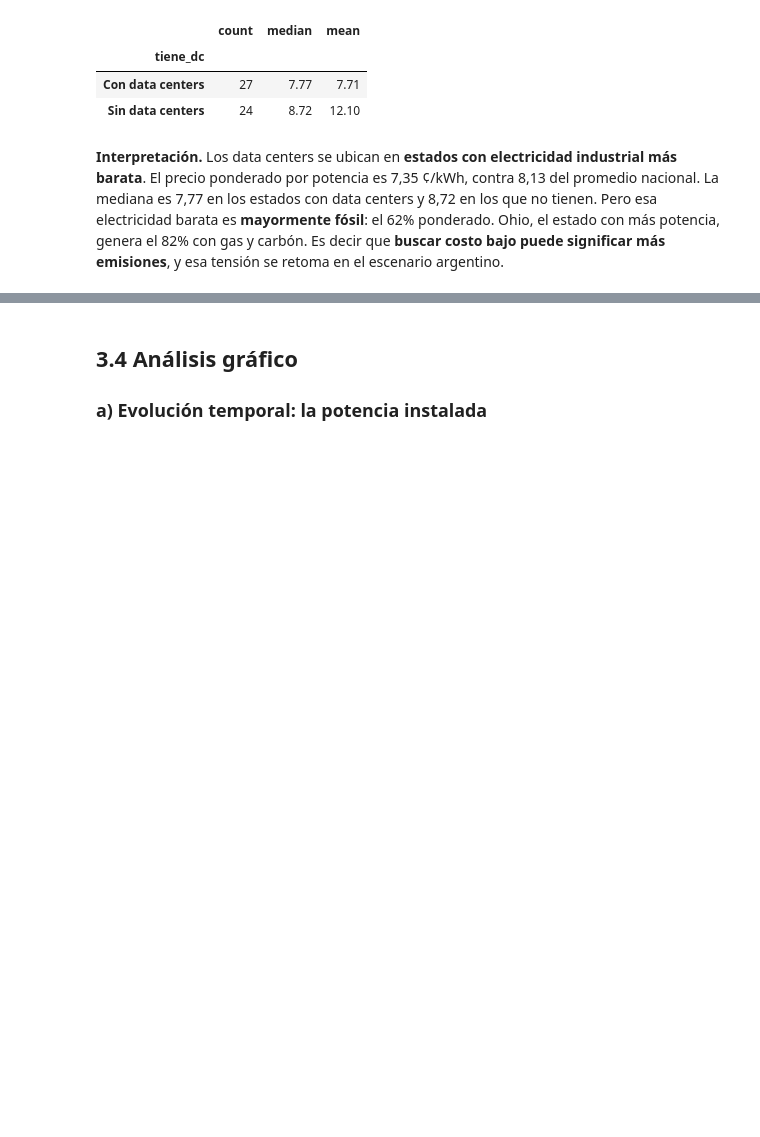
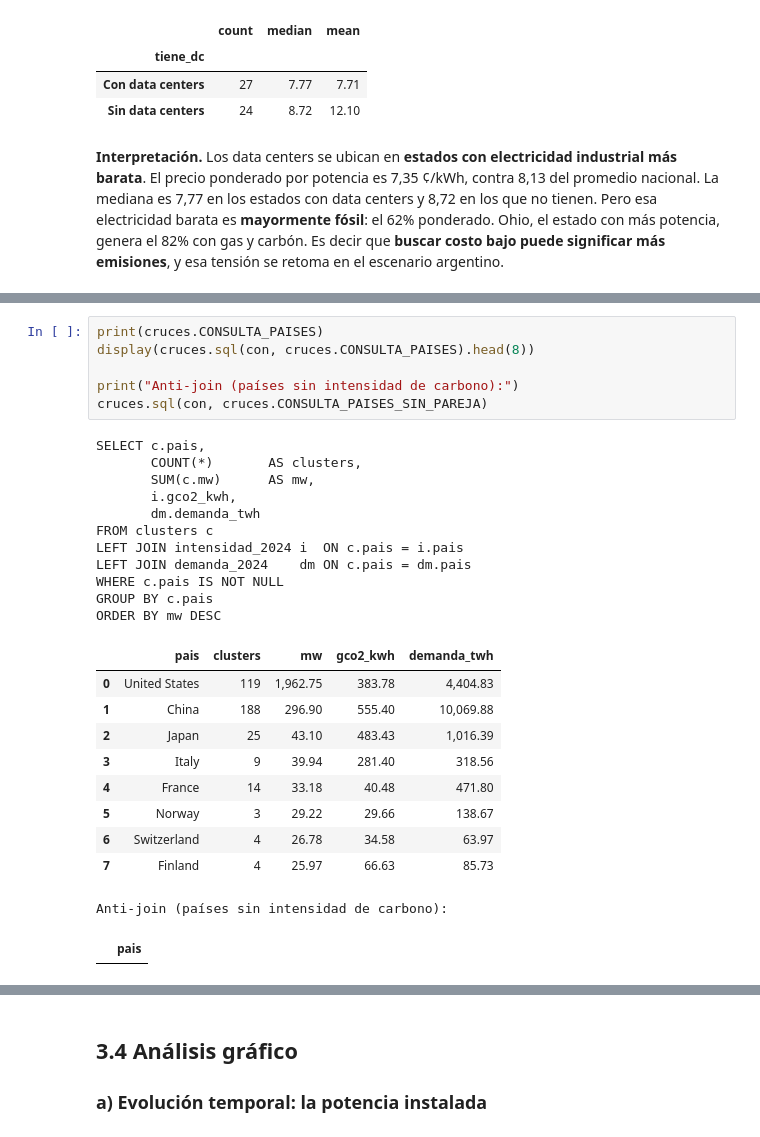
Before and after one commit to Datso653/datacenters-ia, a Jupyter notebook: notebooks/analisis_datacenters.ipynb, the cells around one changed output, grey strips where cells are left out. Cells and saved outputs as stored; diff of their text form; blank space fills up the shorter version.

```diff
--- a/notebooks/analisis_datacenters.ipynb
+++ b/notebooks/analisis_datacenters.ipynb
@@ -333,0 +455,29 @@ Precio industrial ponderado por MW de data centers: 7.35 ¢/kWh
+# %%
+print(cruces.CONSULTA_PAISES)
+display(cruces.sql(con, cruces.CONSULTA_PAISES).head(8))
+
+print("Anti-join (países sin intensidad de carbono):")
+cruces.sql(con, cruces.CONSULTA_PAISES_SIN_PAREJA)
+# %% [output]
+SELECT c.pais,
+       COUNT(*)       AS clusters,
+       SUM(c.mw)      AS mw,
+       i.gco2_kwh,
+       dm.demanda_twh
+FROM clusters c
+LEFT JOIN intensidad_2024 i  ON c.pais = i.pais
+LEFT JOIN demanda_2024    dm ON c.pais = dm.pais
+WHERE c.pais IS NOT NULL
+GROUP BY c.pais
+ORDER BY mw DESC
+|  | pais | clusters | mw | gco2_kwh | demanda_twh |
+| 0 | United States | 119 | 1,962.75 | 383.78 | 4,404.83 |
+| 1 | China | 188 | 296.90 | 555.40 | 10,069.88 |
+| 2 | Japan | 25 | 43.10 | 483.43 | 1,016.39 |
+| 3 | Italy | 9 | 39.94 | 281.40 | 318.56 |
+| 4 | France | 14 | 33.18 | 40.48 | 471.80 |
+| 5 | Norway | 3 | 29.22 | 29.66 | 138.67 |
+| 6 | Switzerland | 4 | 26.78 | 34.58 | 63.97 |
+| 7 | Finland | 4 | 25.97 | 66.63 | 85.73 |
+Anti-join (países sin intensidad de carbono):
+|  | pais |
```
Also changed, not shown: parts of 7 cells of this notebook, 5 other files.
